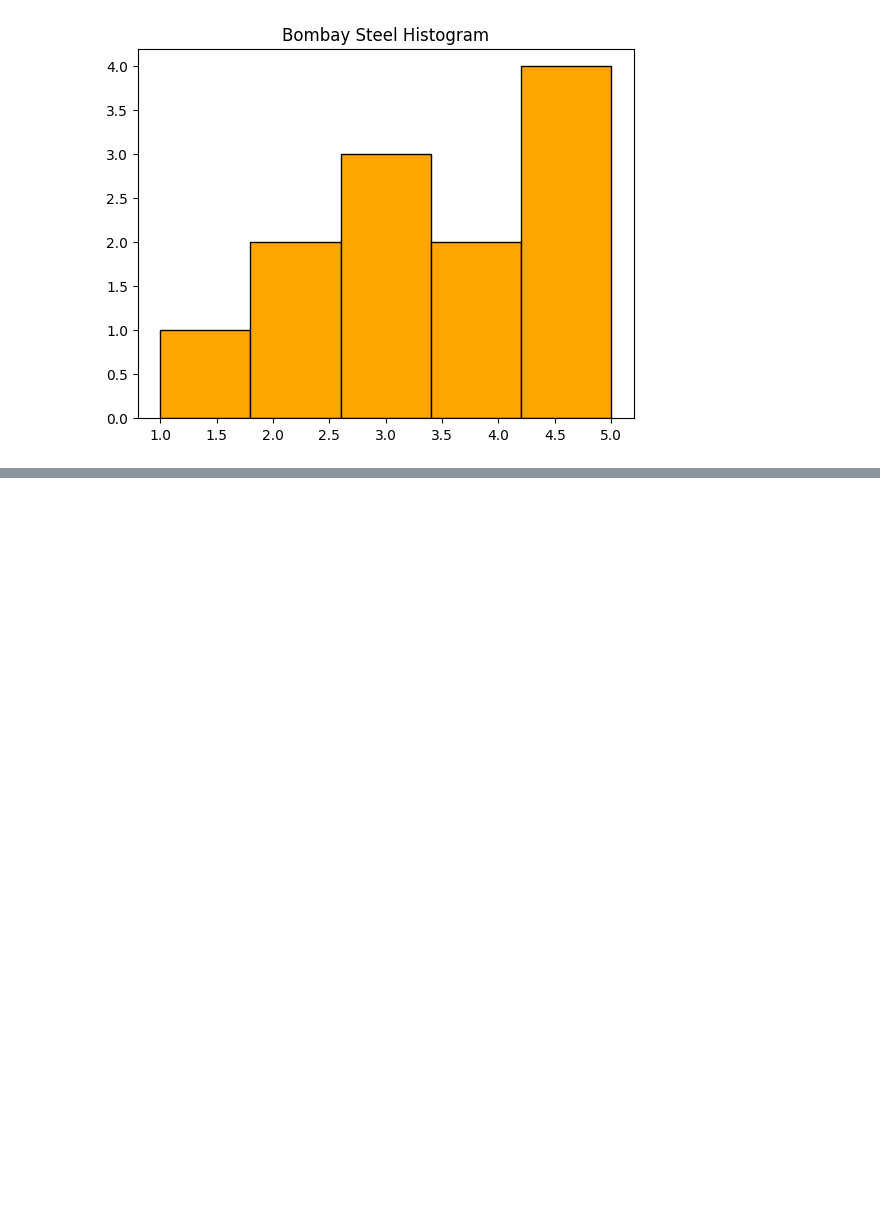
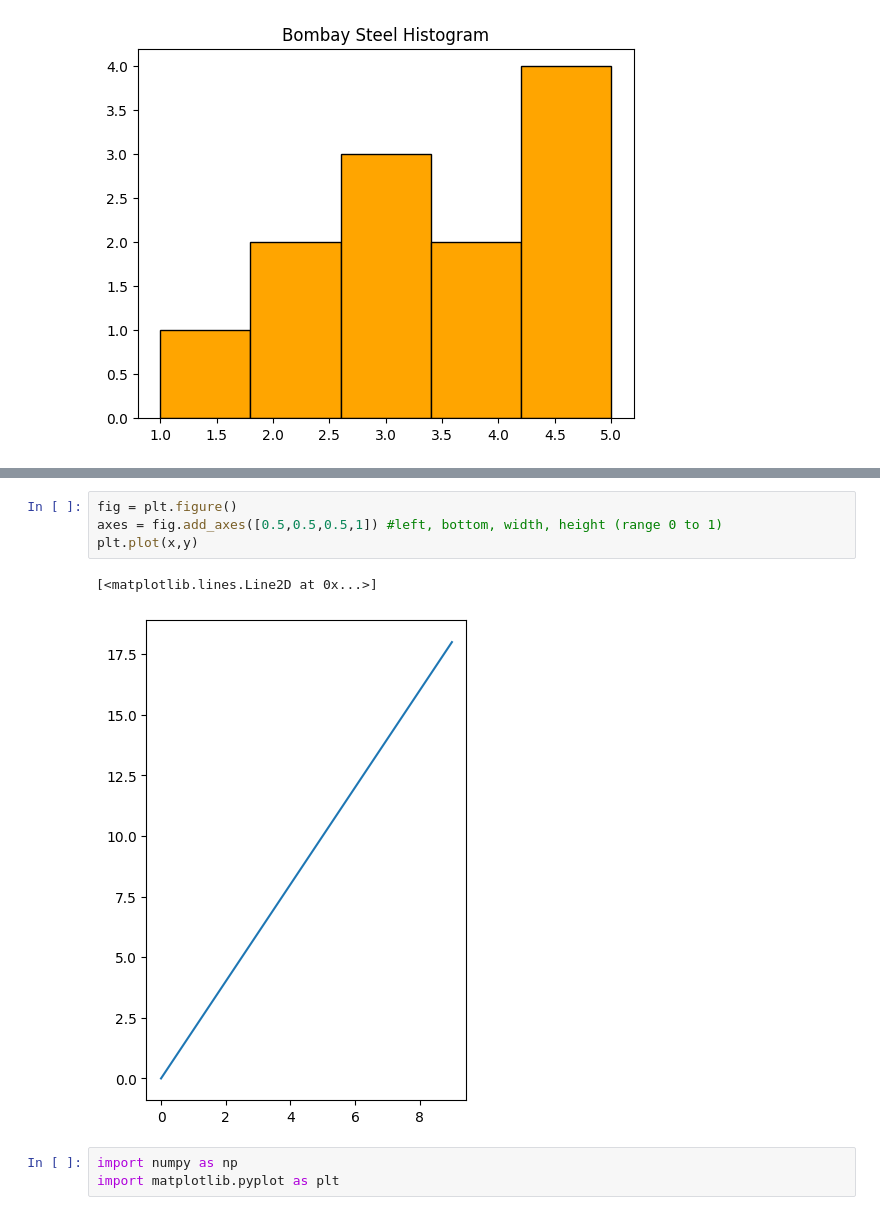
Before and after one commit to rahulgoraksha/ml-algorithms-practice, a Jupyter notebook: notebooks/5-matplotlib.ipynb, the cells around one changed output, grey strips where cells are left out. Cells and saved outputs as stored; diff of their text form; blank space fills up the shorter version.

```diff
--- a/notebooks/5-matplotlib.ipynb
+++ b/notebooks/5-matplotlib.ipynb
@@ -103,0 +145,10 @@ plt.show()
+# %%
+fig = plt.figure()
+axes = fig.add_axes([0.5,0.5,0.5,1]) #left, bottom, width, height (range 0 to 1)
+plt.plot(x,y)
+# %% [output]
+[<matplotlib.lines.Line2D at 0x...>]
+[figure, added]
+# %%
+import numpy as np
+import matplotlib.pyplot as plt
```
Also changed, not shown: parts of 17 cells of this notebook, 2 other files.
